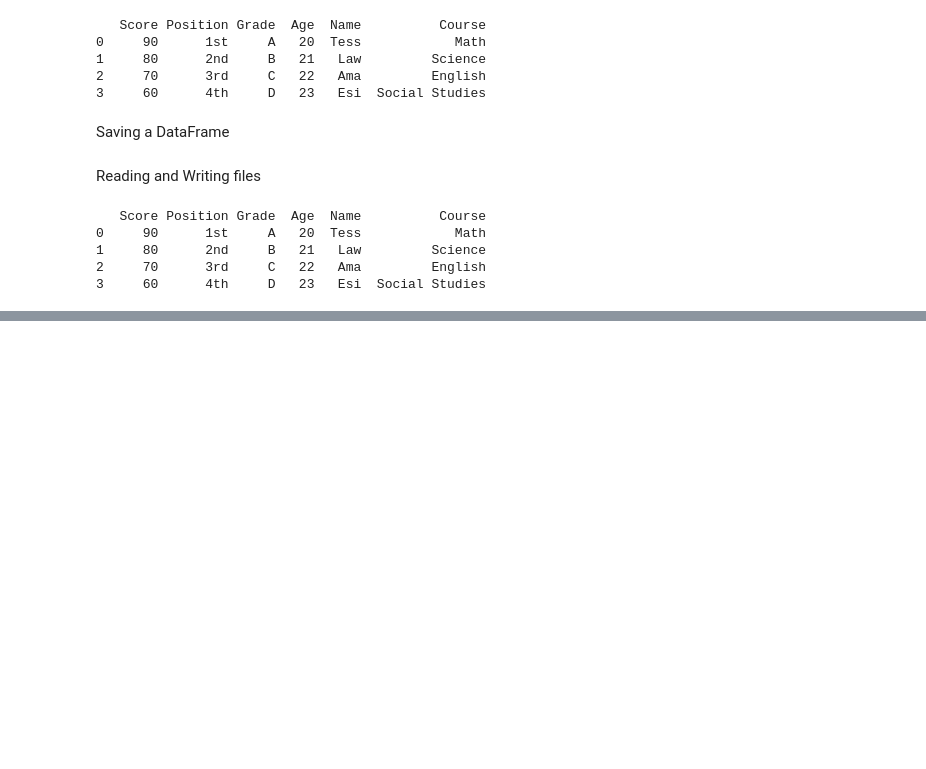
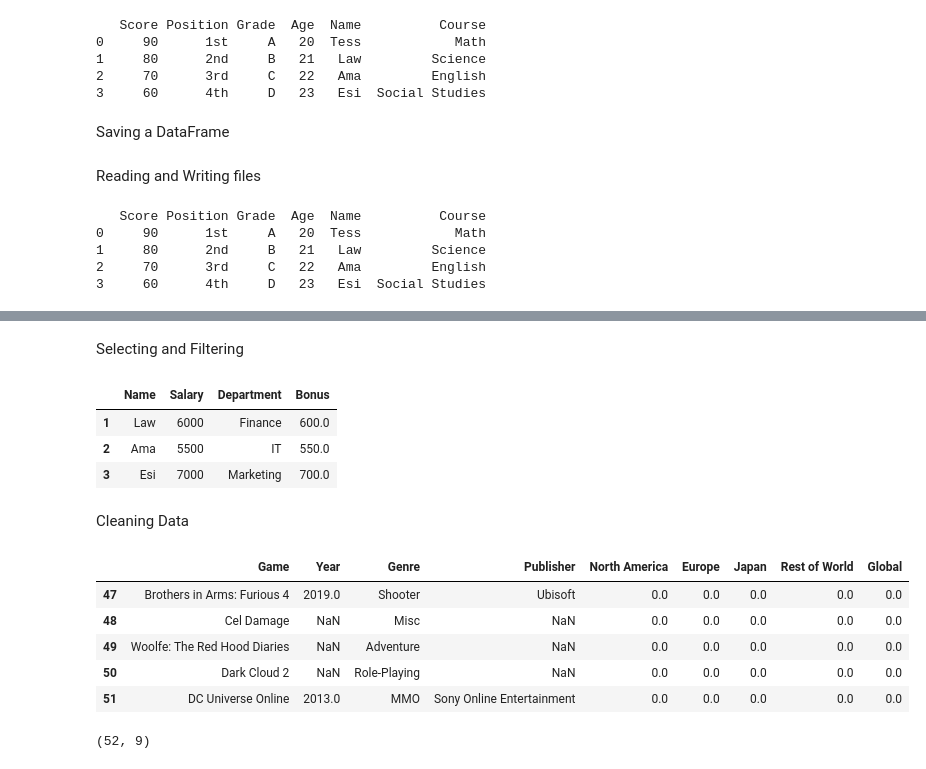
Before and after one commit to llawlaw23/Python_101, a Jupyter notebook: Python.ipynb, the cells around one changed output, grey strips where cells are left out. Saved outputs shown, nothing was run; the diff lists cells and outputs as text; code cells hidden in the pictures; blank space fills up the shorter version.

```diff
--- a/Python.ipynb
+++ b/Python.ipynb
@@ -1438,0 +1575,11 @@ print(la)
+# %% [markdown]
+Selecting and Filtering
+# %%
+df[df["Salary"] > 5000]
+# %% [output]
+|  | Name | Salary | Department | Bonus |
+| 1 | Law | 6000 | Finance | 600.0 |
+| 2 | Ama | 5500 | IT | 550.0 |
+| 3 | Esi | 7000 | Marketing | 700.0 |
+# %% [markdown]
+Cleaning Data
@@ -1438,0 +1588,14 @@ print(la)
+# %%
+tess = pd.read_csv("Data.csv")
+tess.tail(5)
+# %% [output]
+|  | Game | Year | Genre | Publisher | North America | Europe | Japan | Rest of World | Global |
+| 47 | Brothers in Arms: Furious 4 | 2019.0 | Shooter | Ubisoft | 0.0 | 0.0 | 0.0 | 0.0 | 0.0 |
+| 48 | Cel Damage | NaN | Misc | NaN | 0.0 | 0.0 | 0.0 | 0.0 | 0.0 |
+| 49 | Woolfe: The Red Hood Diaries | NaN | Adventure | NaN | 0.0 | 0.0 | 0.0 | 0.0 | 0.0 |
+| 50 | Dark Cloud 2 | NaN | Role-Playing | NaN | 0.0 | 0.0 | 0.0 | 0.0 | 0.0 |
+| 51 | DC Universe Online | 2013.0 | MMO | Sony Online Entertainment | 0.0 | 0.0 | 0.0 | 0.0 | 0.0 |
+# %%
+tess.shape
+# %% [output]
+(52, 9)
```
Also changed, not shown: parts of 27 cells of this notebook.
